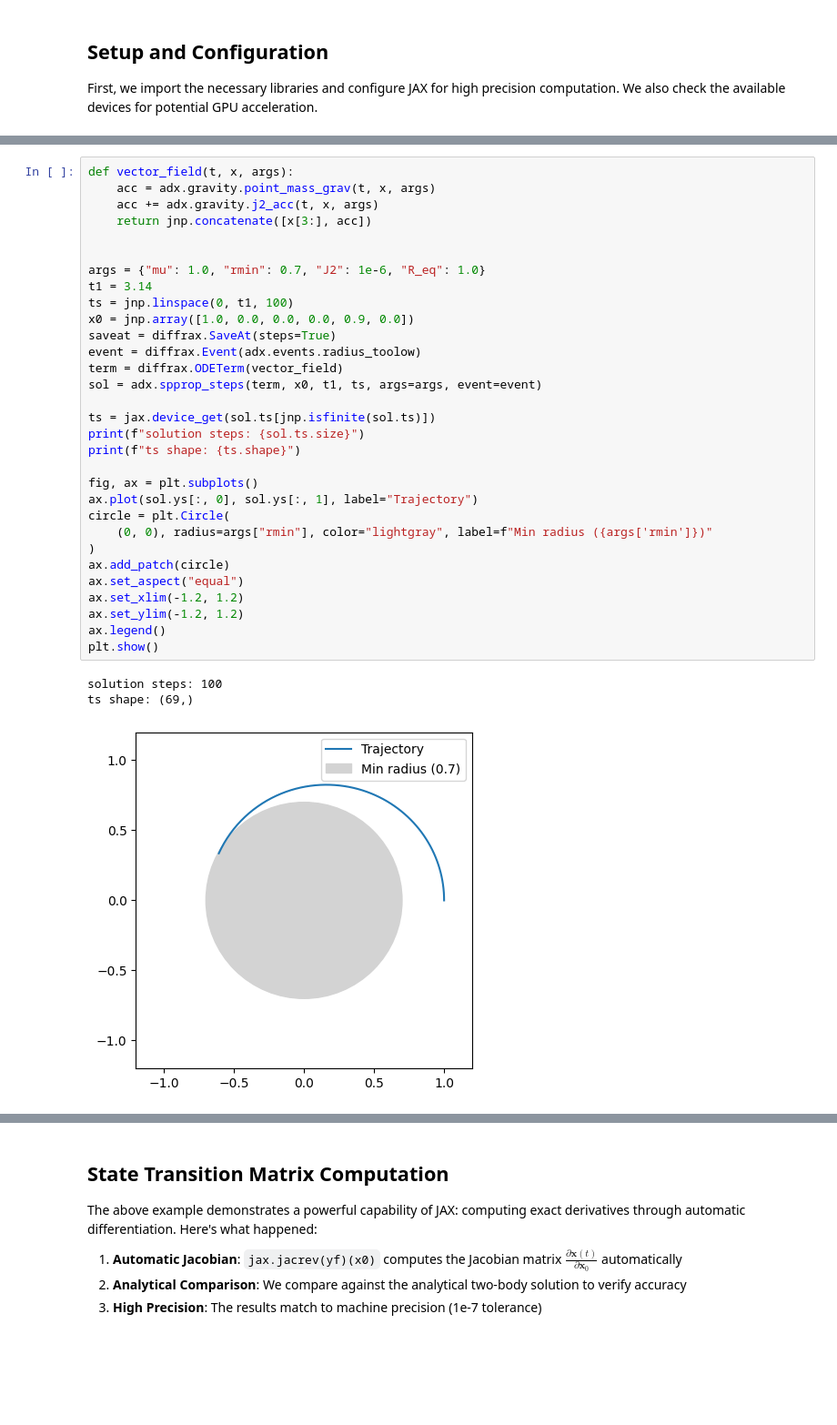
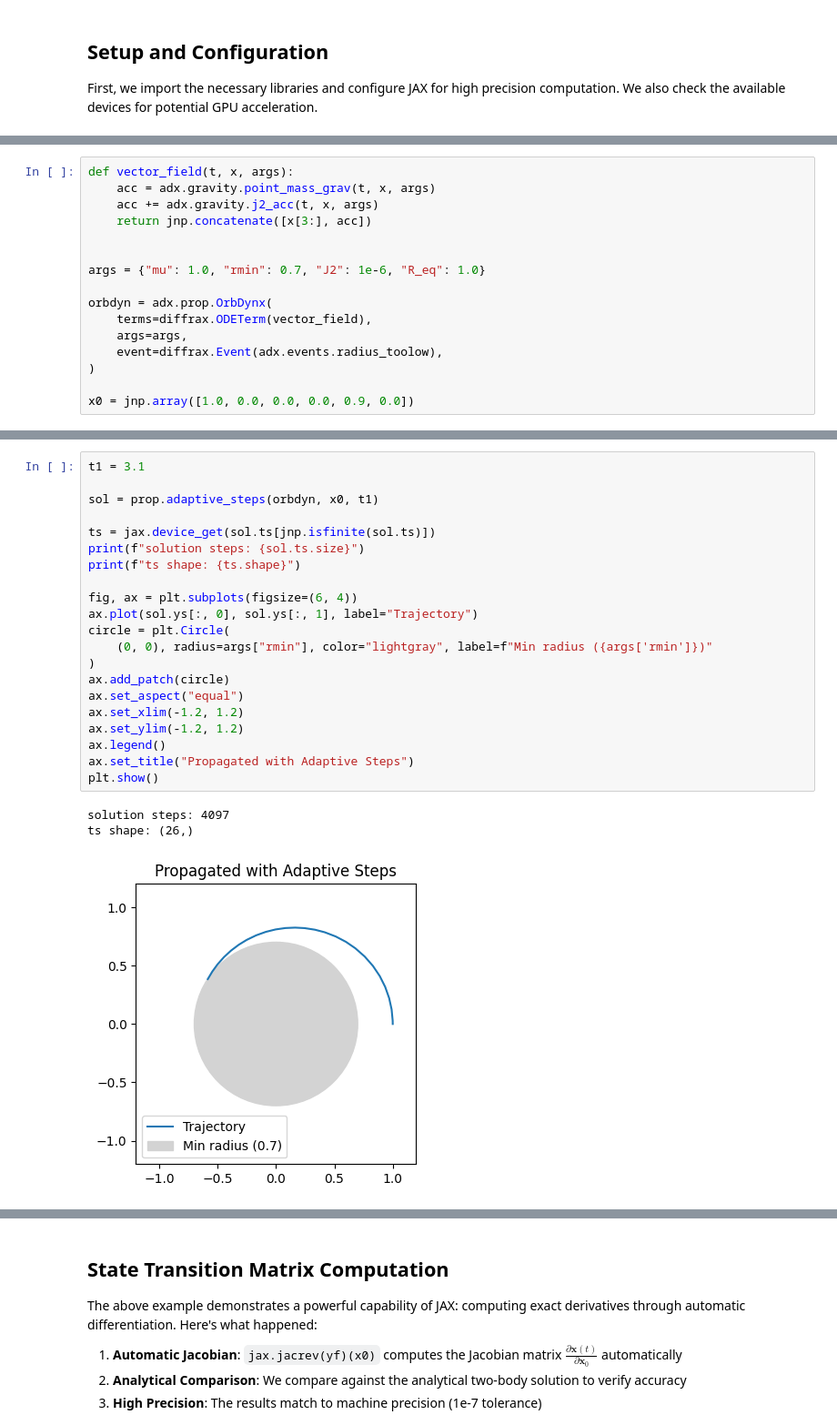
Before and after one commit to pennbay/astrodynx, a Jupyter notebook: docs/examples/prop_cowell.ipynb, the cells around one changed output, grey strips where cells are left out. Shown at 91% size. Saved outputs shown, nothing was run; the diff lists cells and outputs as text; blank space fills up the shorter version.

Commit message:
feat: rewrite prop module

```diff
--- a/docs/examples/prop_cowell.ipynb
+++ b/docs/examples/prop_cowell.ipynb
@@ -67,0 +68,16 @@ $$r < r_{min}$$
+# %%
+def vector_field(t, x, args):
+    acc = adx.gravity.point_mass_grav(t, x, args)
+    acc += adx.gravity.j2_acc(t, x, args)
+    return jnp.concatenate([x[3:], acc])
+
+
+args = {"mu": 1.0, "rmin": 0.7, "J2": 1e-6, "R_eq": 1.0}
+
+orbdyn = adx.prop.OrbDynx(
+    terms=diffrax.ODETerm(vector_field),
+    args=args,
+    event=diffrax.Event(adx.events.radius_toolow),
+)
+
+x0 = jnp.array([1.0, 0.0, 0.0, 0.0, 0.9, 0.0])
@@ -68,35 +87,25 @@ $$r < r_{min}$$
 # %%
-def vector_field(t, x, args):
-    acc = adx.gravity.point_mass_grav(t, x, args)
-    acc += adx.gravity.j2_acc(t, x, args)
-    return jnp.concatenate([x[3:], acc])
+t1 = 3.1
 
-
-args = {"mu": 1.0, "rmin": 0.7, "J2": 1e-6, "R_eq": 1.0}
-t1 = 3.14
-ts = jnp.linspace(0, t1, 100)
-x0 = jnp.array([1.0, 0.0, 0.0, 0.0, 0.9, 0.0])
-saveat = diffrax.SaveAt(steps=True)
-event = diffrax.Event(adx.events.radius_toolow)
-term = diffrax.ODETerm(vector_field)
-sol = adx.spprop_steps(term, x0, t1, ts, args=args, event=event)
+sol = prop.adaptive_steps(orbdyn, x0, t1)
 
 ts = jax.device_get(sol.ts[jnp.isfinite(sol.ts)])
 print(f"solution steps: {sol.ts.size}")
 print(f"ts shape: {ts.shape}")
 
-fig, ax = plt.subplots()
+fig, ax = plt.subplots(figsize=(6, 4))
 ax.plot(sol.ys[:, 0], sol.ys[:, 1], label="Trajectory")
 circle = plt.Circle(
     (0, 0), radius=args["rmin"], color="lightgray", label=f"Min radius ({args['rmin']})"
 )
 ax.add_patch(circle)
 ax.set_aspect("equal")
 ax.set_xlim(-1.2, 1.2)
 ax.set_ylim(-1.2, 1.2)
 ax.legend()
+ax.set_title("Propagated with Adaptive Steps")
 plt.show()
 # %% [output]
-solution steps: 100
-ts shape: (69,)
+solution steps: 4097
+ts shape: (26,)
-[figure, old version]
+[figure, new version]
```
Also changed, not shown: parts of 13 cells of this notebook, 19 other files.
